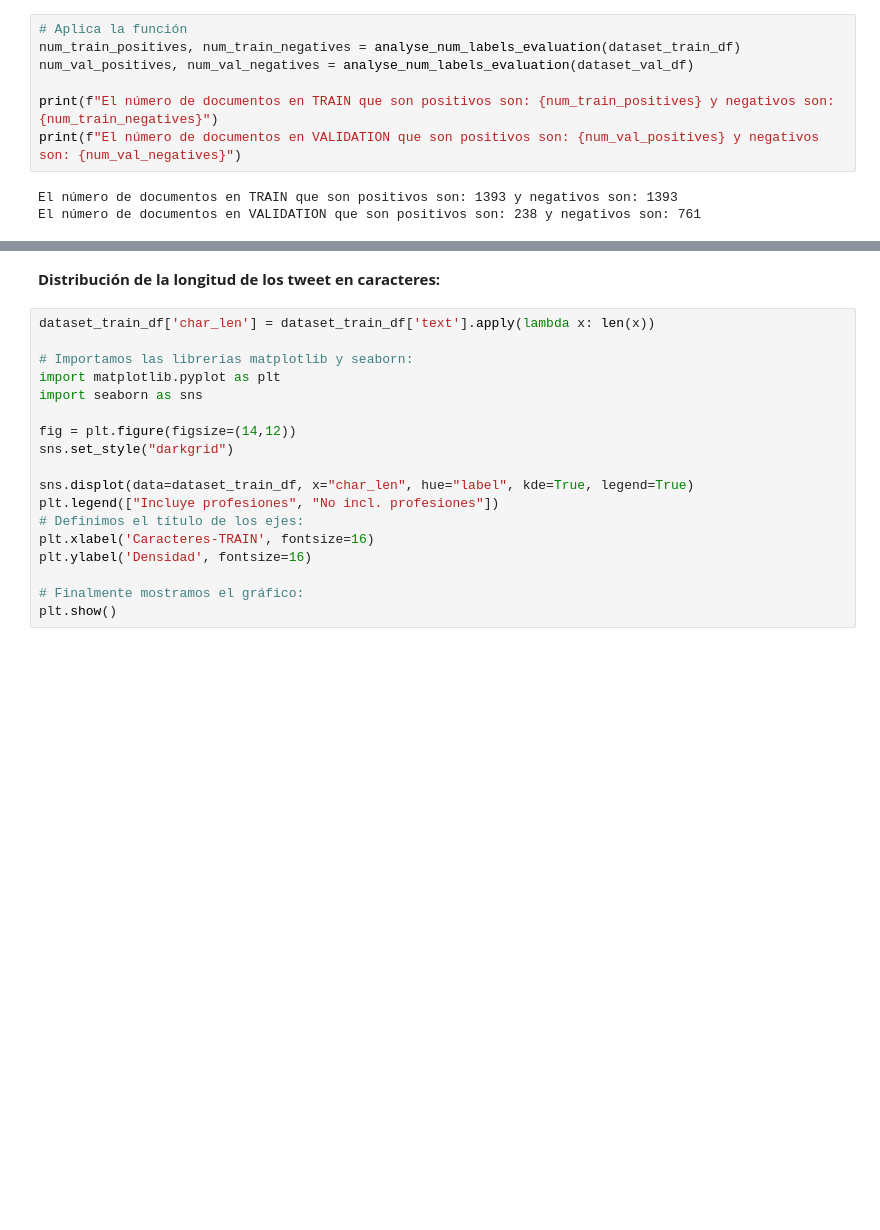
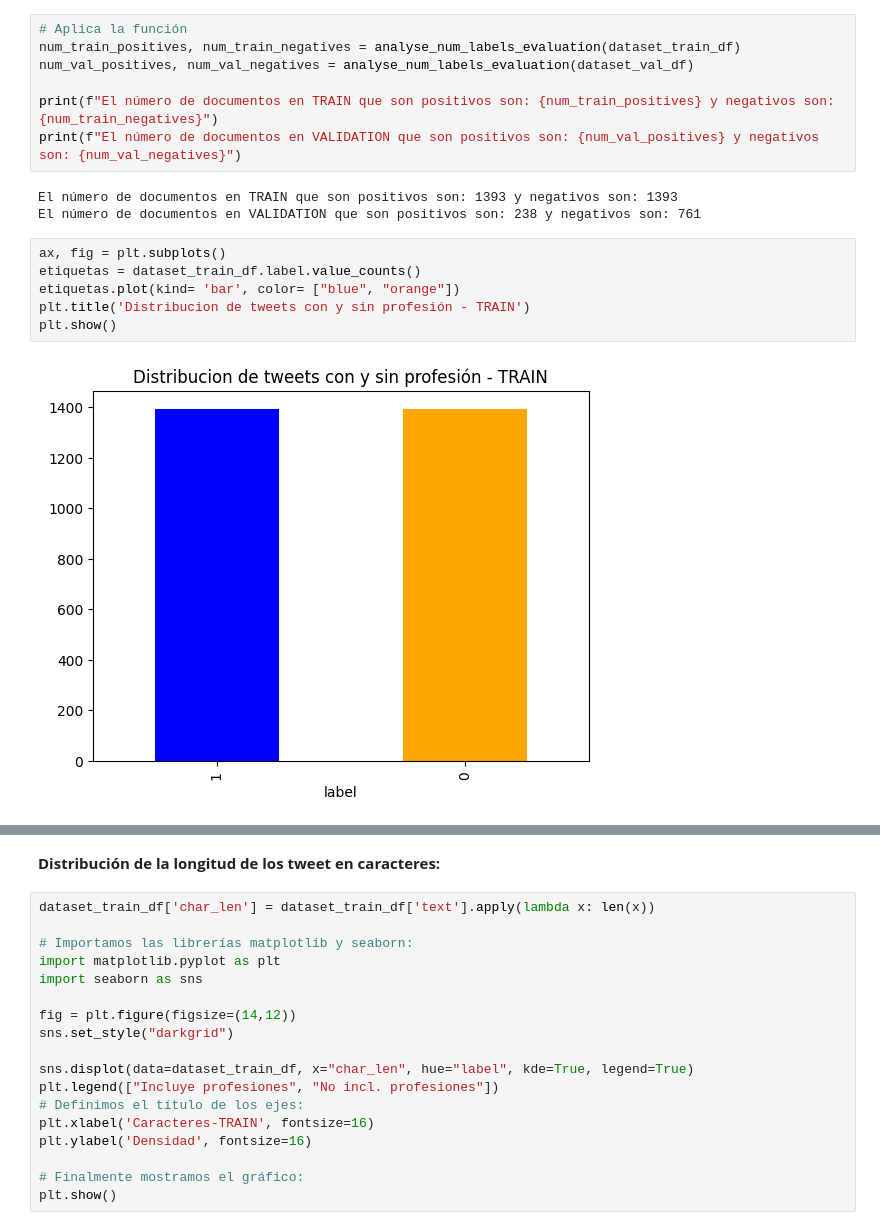
Before and after one commit to ivanrnarvaez/text_mining, a Jupyter notebook: NARVAEZ_BARREIROS_IVAN_RICARDO_Ejercicio1.ipynb, the cells around one changed output, grey strips where cells are left out. Cells and saved outputs as stored; diff of their text form; blank space fills up the shorter version.

```diff
--- a/NARVAEZ_BARREIROS_IVAN_RICARDO_Ejercicio1.ipynb
+++ b/NARVAEZ_BARREIROS_IVAN_RICARDO_Ejercicio1.ipynb
@@ -246,3 +246,11 @@ print(f"El número de documentos en VALIDATION que son positivos son: {num_val_p
 # %% [output]
 El número de documentos en TRAIN que son positivos son: 1393 y negativos son: 1393
 El número de documentos en VALIDATION que son positivos son: 238 y negativos son: 761
+# %%
+ax, fig = plt.subplots()
+etiquetas = dataset_train_df.label.value_counts()
+etiquetas.plot(kind= 'bar', color= ["blue", "orange"])
+plt.title('Distribucion de tweets con y sin profesión - TRAIN')
+plt.show()
+# %% [output]
+[figure, added]
```
Also changed, not shown: parts of 33 cells of this notebook.
